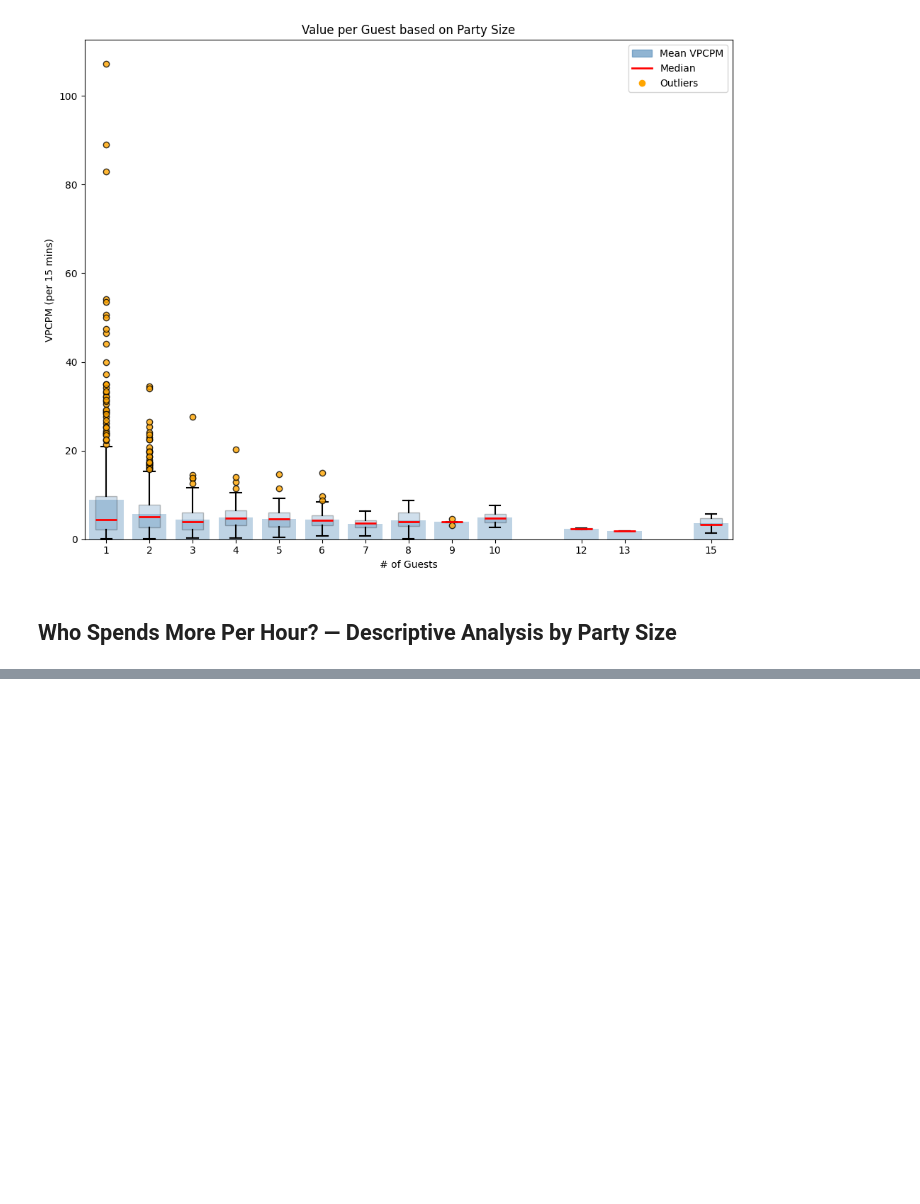
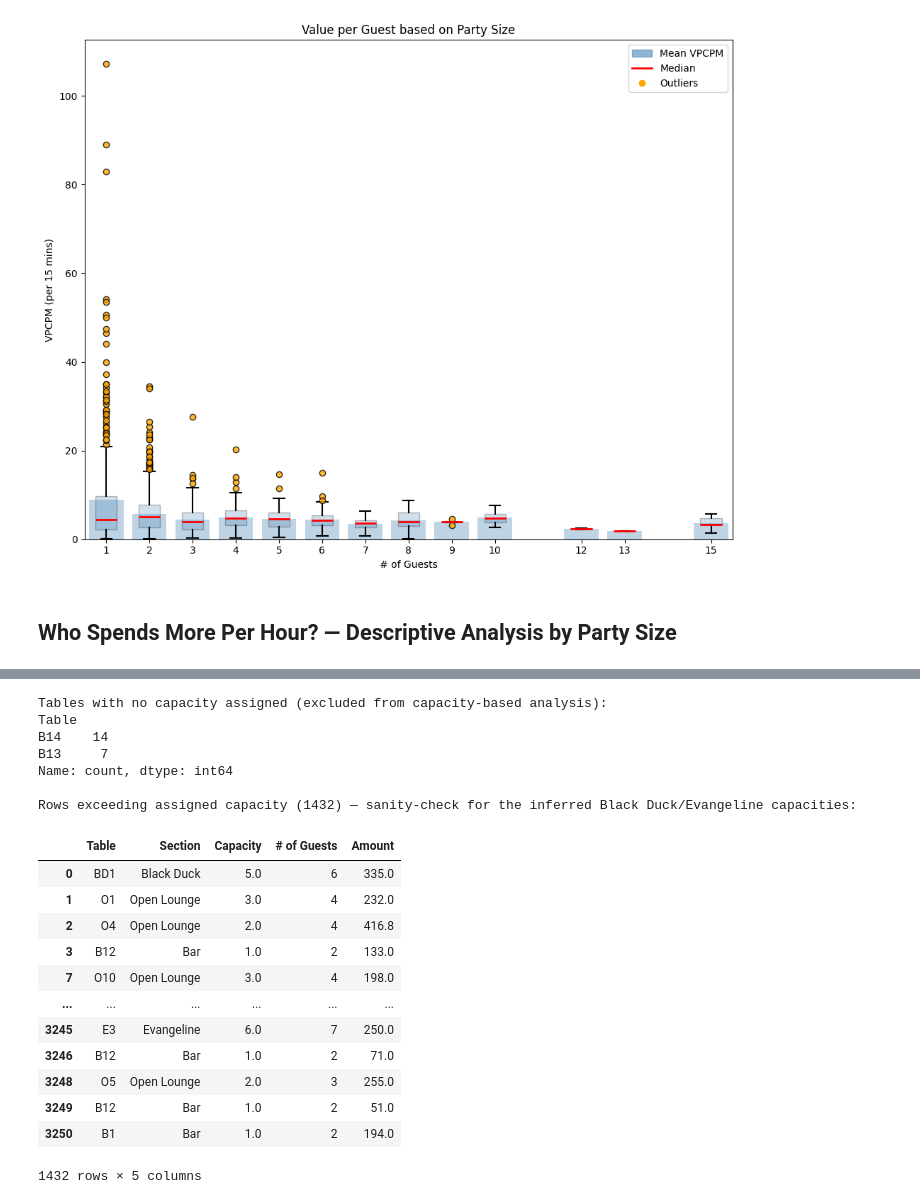
Before and after one commit to shaneap/artemis, a Jupyter notebook: test.ipynb, the cells around one changed output, grey strips where cells are left out. Cells and saved outputs as stored; diff of their text form; code cells hidden in the pictures; blank space fills up the shorter version.

```diff
--- a/test.ipynb
+++ b/test.ipynb
@@ -180,0 +181,36 @@ plt.show()
+# %%
+def get_section(table):
+    if pd.isna(table):
+        return 'Unknown/To-Go'
+    if table.startswith('BD'):
+        return 'Black Duck'
+    if table.startswith('B'):
+        return 'Bar'
+    if table.startswith('E'):
+        return 'Evangeline'
+    if table.startswith('O'):
+        return 'Open Lounge'
+    return 'Unknown'
+
+df['Section'] = df['Table'].map(get_section)
+
+TABLE_CAPACITY = {}
+TABLE_CAPACITY.update({f'B{i}': 1 for i in range(1, 13)})  # B13/B14 unconfirmed, excluded on purpose
+TABLE_CAPACITY.update({f'O{i}': 3 if i in (1, 8, 10) else 2 for i in range(1, 11)})
+
+# Mode (most frequent party size), not max — large parties get seated across combined
+# tables under one anchor table code, so max is dominated by those outliers.
+mode_guests_seen = df.groupby('Table')['# of Guests'].agg(lambda s: s.mode().iloc[0])
+for table, mode_seen in mode_guests_seen.items():
+    if table.startswith('BD'):
+        TABLE_CAPACITY[table] = 4 if mode_seen <= 4 else 5
+    elif table.startswith('E'):
+        TABLE_CAPACITY[table] = 2 if mode_seen <= 2 else 6  # flexible 5-6 seater modeled as 6
+
+# Fill in once the real floor-plan mapping is confirmed, e.g. {'BD1': 4, 'BD3': 5} —
+# overrides the mode-based estimate above without touching the inference logic.
+MANUAL_CAPACITY_OVERRIDES = {}
+TABLE_CAPACITY.update(MANUAL_CAPACITY_OVERRIDES)
+
+df['Capacity'] = df['Table'].map(TABLE_CAPACITY)
+df[['Table', 'Section', 'Capacity']].drop_duplicates().sort_values(['Section', 'Table'])
@@ -180,0 +235,29 @@ plt.show()
+# %%
+unassigned = df[df['Capacity'].isna() & df['Table'].notna()]
+print('Tables with no capacity assigned (excluded from capacity-based analysis):')
+print(unassigned['Table'].value_counts())
+
+overbooked = df[df['# of Guests'] > df['Capacity']]
+print(f'\nRows exceeding assigned capacity ({len(overbooked)}) — sanity-check for the inferred Black Duck/Evangeline capacities:')
+overbooked[['Table', 'Section', 'Capacity', '# of Guests', 'Amount']]
+# %% [output]
+Tables with no capacity assigned (excluded from capacity-based analysis):
+Table
+B14    14
+B13     7
+Name: count, dtype: int64
+
+Rows exceeding assigned capacity (1432) — sanity-check for the inferred Black Duck/Evangeline capacities:
+|  | Table | Section | Capacity | # of Guests | Amount |
+| 0 | BD1 | Black Duck | 5.0 | 6 | 335.0 |
+| 1 | O1 | Open Lounge | 3.0 | 4 | 232.0 |
+| 2 | O4 | Open Lounge | 2.0 | 4 | 416.8 |
+| 3 | B12 | Bar | 1.0 | 2 | 133.0 |
+| 7 | O10 | Open Lounge | 3.0 | 4 | 198.0 |
+| ... | ... | ... | ... | ... | ... |
+| 3245 | E3 | Evangeline | 6.0 | 7 | 250.0 |
+| 3246 | B12 | Bar | 1.0 | 2 | 71.0 |
+| 3248 | O5 | Open Lounge | 2.0 | 3 | 255.0 |
+| 3249 | B12 | Bar | 1.0 | 2 | 51.0 |
+| 3250 | B1 | Bar | 1.0 | 2 | 194.0 |
+1432 rows × 5 columns
```
Also changed, not shown: parts of 13 cells of this notebook, 1 other file.
